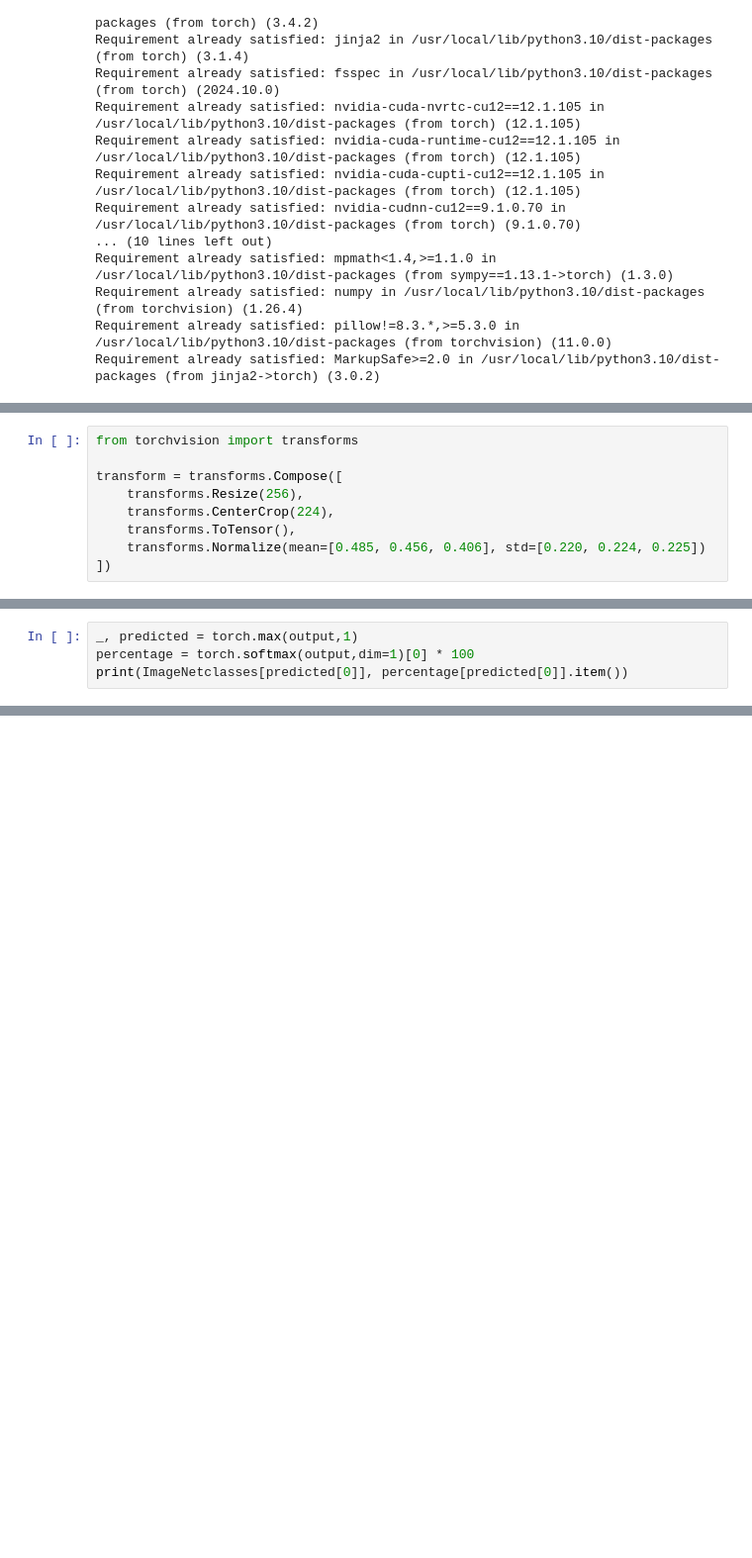
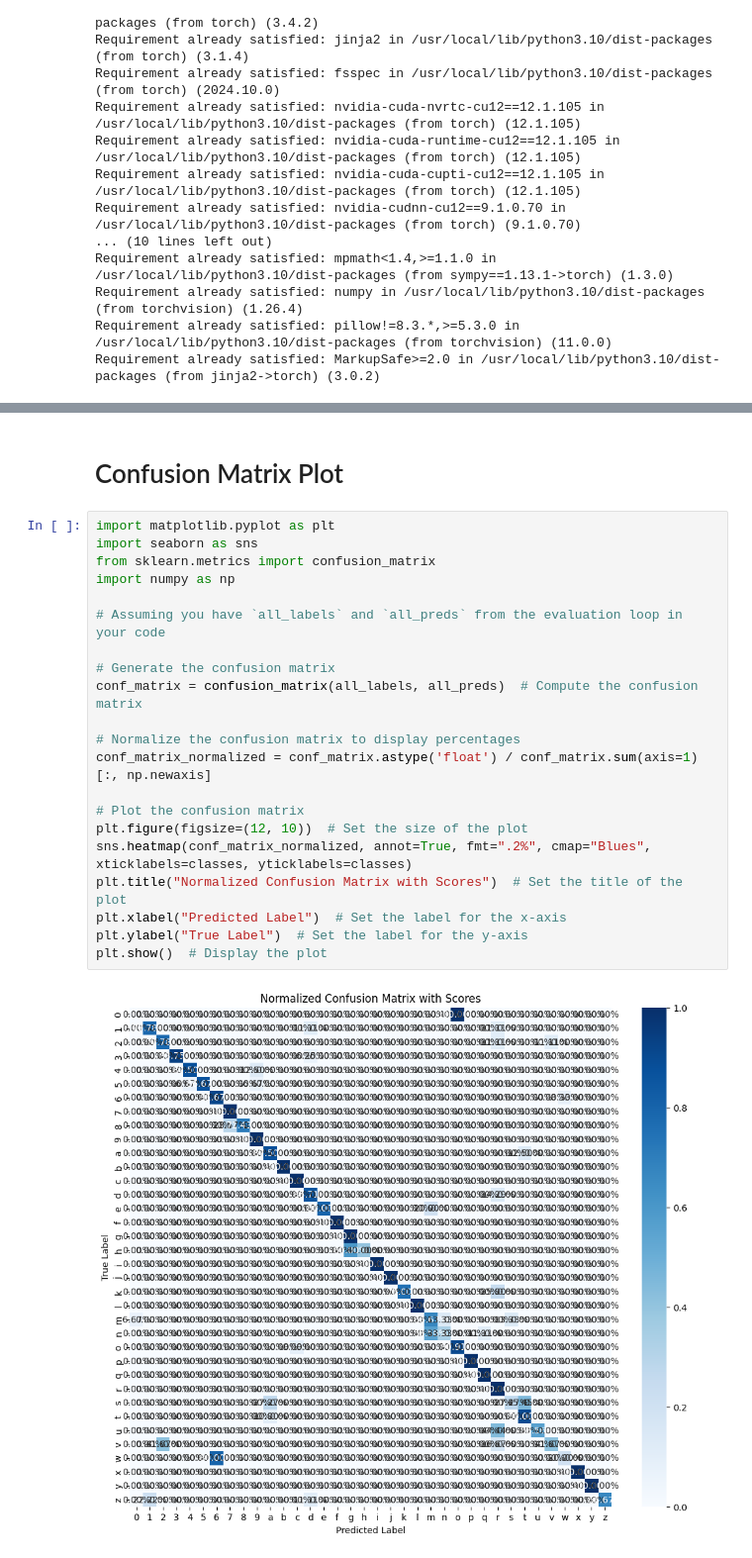
Before and after one commit to bryanmax9/SignLangClassifier, a Jupyter notebook: SignLanguageClassificationProject.ipynb, the cells around one changed output, grey strips where cells are left out. Shown at 99% size. Saved outputs shown, nothing was run; the diff lists cells and outputs as text; blank space fills up the shorter version.

```diff
--- a/SignLanguageClassificationProject.ipynb
+++ b/SignLanguageClassificationProject.ipynb
@@ -76,9 +45,0 @@ Resnet and AlexNet uses the same transforms because this transforms are similar
-# %%
-from torchvision import transforms
-
-transform = transforms.Compose([
-    transforms.Resize(256),
-    transforms.CenterCrop(224),
-    transforms.ToTensor(),
-    transforms.Normalize(mean=[0.485, 0.456, 0.406], std=[0.220, 0.224, 0.225])
-])
@@ -167,4 +45,0 @@ with open("/content/drive/My Drive/SignLanguage_Data/imagenet1000Classes.txt") a
-# %%
-_, predicted = torch.max(output,1)
-percentage = torch.softmax(output,dim=1)[0] * 100
-print(ImageNetclasses[predicted[0]], percentage[predicted[0]].item())
@@ -230,0 +1059,25 @@ torch.Size([1, 3, 224, 224])
+# %% [markdown]
+# Confusion Matrix Plot
+# %%
+import matplotlib.pyplot as plt
+import seaborn as sns
+from sklearn.metrics import confusion_matrix
+import numpy as np
+
+# Assuming you have `all_labels` and `all_preds` from the evaluation loop in your code
+
+# Generate the confusion matrix
+conf_matrix = confusion_matrix(all_labels, all_preds)  # Compute the confusion matrix
+
+# Normalize the confusion matrix to display percentages
+conf_matrix_normalized = conf_matrix.astype('float') / conf_matrix.sum(axis=1)[:, np.newaxis]
+
+# Plot the confusion matrix
+plt.figure(figsize=(12, 10))  # Set the size of the plot
+sns.heatmap(conf_matrix_normalized, annot=True, fmt=".2%", cmap="Blues", xticklabels=classes, yticklabels=classes)
+plt.title("Normalized Confusion Matrix with Scores")  # Set the title of the plot
+plt.xlabel("Predicted Label")  # Set the label for the x-axis
+plt.ylabel("True Label")  # Set the label for the y-axis
+plt.show()  # Display the plot
+# %% [output]
+[figure, added]
```
Also changed, not shown: parts of 85 cells of this notebook.
